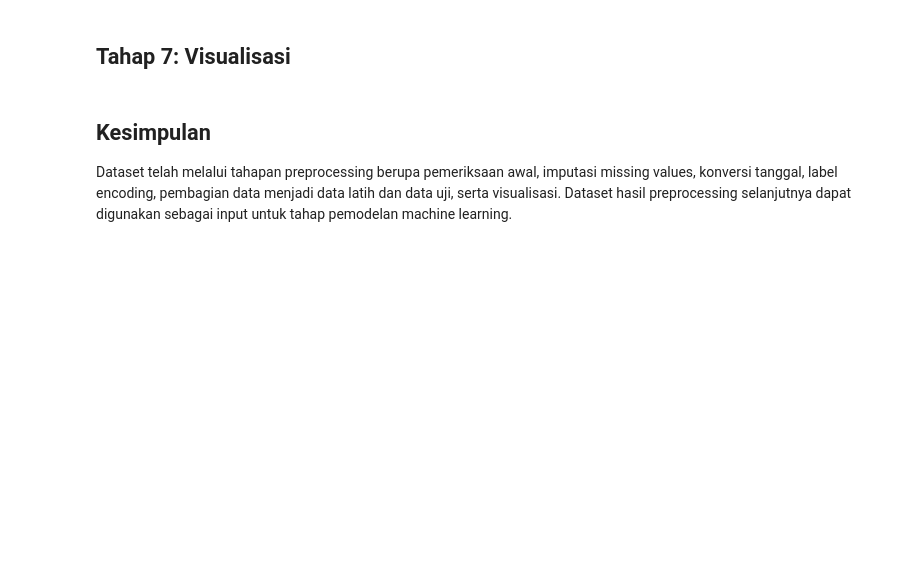
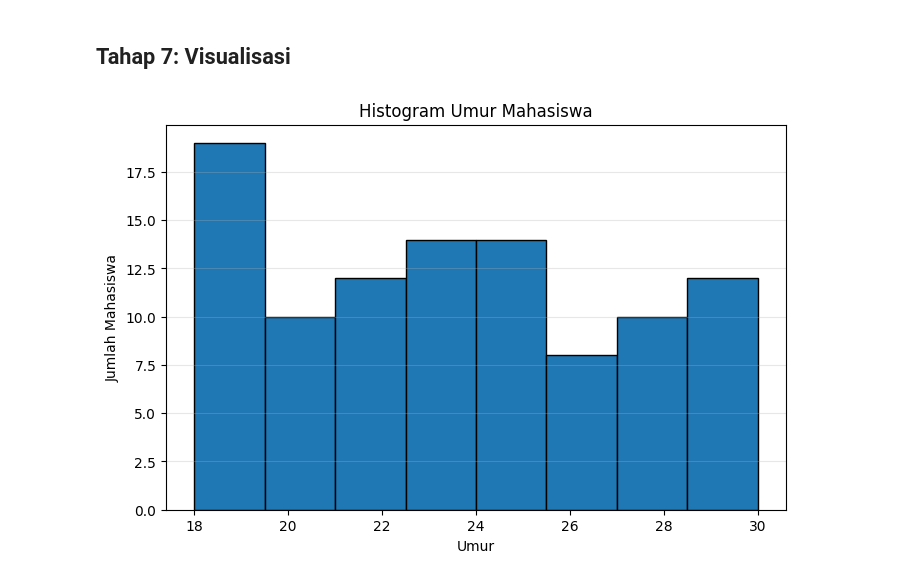
Before and after one commit to kairish33-sys/Tugas-Data-Preprocessing, a Jupyter notebook: Tugas1_Preprocessing_Mahasiswa.ipynb, the cells around one changed output. Saved outputs shown, nothing was run; the diff lists cells and outputs as text; code cells hidden in the pictures; blank space fills up the shorter version.

Commit message:
"Upload Tugas 1 Machine Learning"

```diff
--- a/Tugas1_Preprocessing_Mahasiswa.ipynb
+++ b/Tugas1_Preprocessing_Mahasiswa.ipynb
@@ -35,0 +73,9 @@ print(df[['Nilai_Akhir', 'Umur']].isnull().sum())
+# %%
+df_clean = df.copy()
+median_umur = df_clean["Umur"].median()
+modus_nilai = df_clean["Nilai_Akhir"].mode()[0]
+df_clean["Umur"] = df_clean["Umur"].fillna(median_umur)
+df_clean["Nilai_Akhir"] = df_clean["Nilai_Akhir"].fillna(modus_nilai)
+print("Median Umur:", median_umur)
+print("Modus Nilai_Akhir:", modus_nilai)
+display(df_clean.isna().sum().to_frame("Missing Setelah Imputasi"))
@@ -36,6 +94,9 @@ print(df[['Nilai_Akhir', 'Umur']].isnull().sum())
 # %% [markdown]
 ## Tahap 4: Normalisasi Format Tanggal
 # %%
-df['Tanggal_Ujian'] = pd.to_datetime(df['Tanggal_Ujian'], errors='coerce')
-print(df['Tanggal_Ujian'].dtype)
-df[['Tanggal_Ujian']].head()
+df_clean["Tanggal_Ujian"] = pd.to_datetime(
+    df_clean["Tanggal_Ujian"], errors="coerce", format="mixed"
+)
+print("Tanggal gagal dikonversi:", df_clean["Tanggal_Ujian"].isna().sum())
+print("Tipe data:", df_clean["Tanggal_Ujian"].dtype)
+display(df_clean[["Tanggal_Ujian"]].head())
@@ -46,10 +114,15 @@ Label Encoding diterapkan pada kolom `Nama`, `Jenis_Kelamin`, `Prodi`, `Status`,
 # %%
-categorical_cols = ['Nama', 'Jenis_Kelamin', 'Prodi', 'Status', 'Nilai_Akhir']
-encoders = {}
+categorical_cols = ["Nama", "Jenis_Kelamin", "Prodi", "Status", "Nilai_Akhir"]
+label_encoders = {}
+encoding_mapping = {}
 
 for col in categorical_cols:
     le = LabelEncoder()
-    df[col] = le.fit_transform(df[col].astype(str))
-    encoders[col] = le
+    df_clean[col] = le.fit_transform(df_clean[col].astype(str))
+    label_encoders[col] = le
+    encoding_mapping[col] = dict(zip(le.classes_, le.transform(le.classes_)))
 
-df.head()
+for col, mapping in encoding_mapping.items():
+    print(f"{col}: {mapping}")
+
+display(df_clean.head())
@@ -68,10 +165,12 @@ print('Jumlah data uji  :', len(X_test))
 # %% [markdown]
 ## Tahap 7: Visualisasi
 # %%
-# Histogram Umur
 plt.figure(figsize=(8,5))
-plt.hist(df['Umur'], bins=10)
-plt.xlabel('Umur')
-plt.ylabel('Jumlah Mahasiswa')
-plt.title('Distribusi Umur Mahasiswa')
+plt.hist(df_clean["Umur"], bins=8, edgecolor="black")
+plt.title("Histogram Umur Mahasiswa")
+plt.xlabel("Umur")
+plt.ylabel("Jumlah Mahasiswa")
+plt.grid(axis="y", alpha=0.3)
 plt.show()
+# %% [output]
+[figure, added]
@@ -87,4 +176,0 @@ plt.show()
-# %% [markdown]
-## Kesimpulan
-
-Dataset telah melalui tahapan preprocessing berupa pemeriksaan awal, imputasi missing values, konversi tanggal, label encoding, pembagian data menjadi data latih dan data uji, serta visualisasi. Dataset hasil preprocessing selanjutnya dapat digunakan sebagai input untuk tahap pemodelan machine learning.
```
Also changed, not shown: parts of 17 cells of this notebook.
